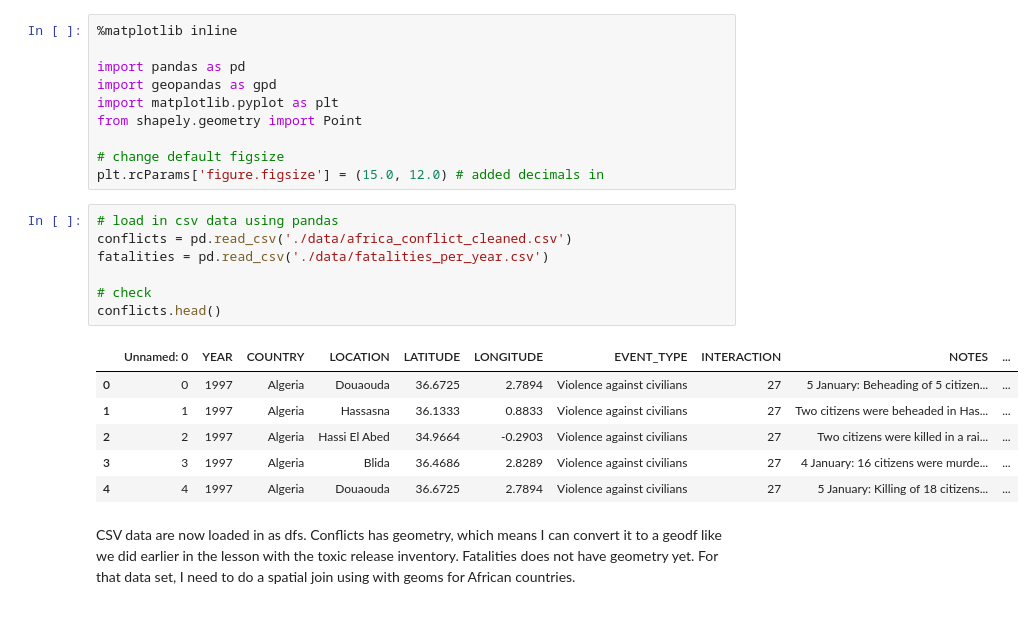
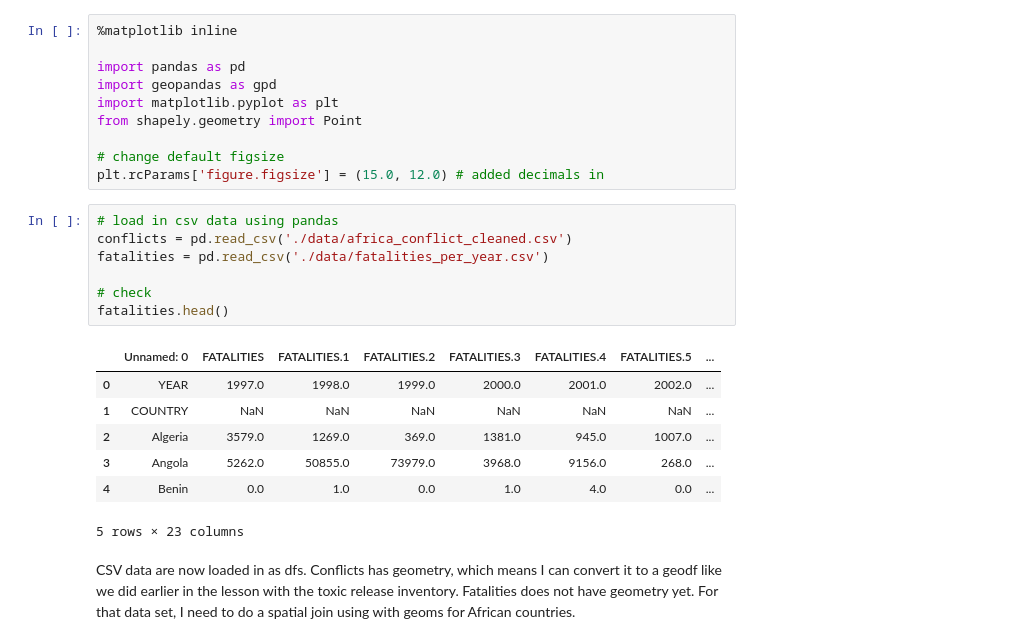
Before and after one commit to stinewoodward/map674-module-07, a Jupyter notebook: geopandas-exercises.ipynb, the cells around one changed output. Drawn from its saved outputs; the diff is of its cells as text.

```diff
--- a/geopandas-exercises.ipynb
+++ b/geopandas-exercises.ipynb
@@ -17,17 +17,18 @@ plt.rcParams['figure.figsize'] = (15.0, 12.0) # added decimals in
 # %%
 # load in csv data using pandas
 conflicts = pd.read_csv('./data/africa_conflict_cleaned.csv')
 fatalities = pd.read_csv('./data/fatalities_per_year.csv')
 
 # check
-conflicts.head()
+fatalities.head()
 # %% [output]
-|  | Unnamed: 0 | YEAR | COUNTRY | LOCATION | LATITUDE | LONGITUDE | EVENT_TYPE | INTERACTION | NOTES | ... |
-| 0 | 0 | 1997 | Algeria | Douaouda | 36.6725 | 2.7894 | Violence against civilians | 27 | 5 January: Beheading of 5 citizen... | ... |
-| 1 | 1 | 1997 | Algeria | Hassasna | 36.1333 | 0.8833 | Violence against civilians | 27 | Two citizens were beheaded in Has... | ... |
-| 2 | 2 | 1997 | Algeria | Hassi El Abed | 34.9664 | -0.2903 | Violence against civilians | 27 | Two citizens were killed in a rai... | ... |
-| 3 | 3 | 1997 | Algeria | Blida | 36.4686 | 2.8289 | Violence against civilians | 27 | 4 January: 16 citizens were murde... | ... |
-| 4 | 4 | 1997 | Algeria | Douaouda | 36.6725 | 2.7894 | Violence against civilians | 27 | 5 January: Killing of 18 citizens... | ... |
+|  | Unnamed: 0 | FATALITIES | FATALITIES.1 | FATALITIES.2 | FATALITIES.3 | FATALITIES.4 | FATALITIES.5 | ... |
+| 0 | YEAR | 1997.0 | 1998.0 | 1999.0 | 2000.0 | 2001.0 | 2002.0 | ... |
+| 1 | COUNTRY | NaN | NaN | NaN | NaN | NaN | NaN | ... |
+| 2 | Algeria | 3579.0 | 1269.0 | 369.0 | 1381.0 | 945.0 | 1007.0 | ... |
+| 3 | Angola | 5262.0 | 50855.0 | 73979.0 | 3968.0 | 9156.0 | 268.0 | ... |
+| 4 | Benin | 0.0 | 1.0 | 0.0 | 1.0 | 4.0 | 0.0 | ... |
+5 rows × 23 columns
 # %% [markdown]
 CSV data are now loaded in as dfs. Conflicts has geometry, which means I can convert it to a geodf like we did earlier in the lesson with the toxic release inventory. Fatalities does not have geometry yet. For that data set, I need to do a spatial join using with geoms for African countries.
 # %%
```
Also changed, not shown: parts of 11 cells of this notebook, 2 other files.
